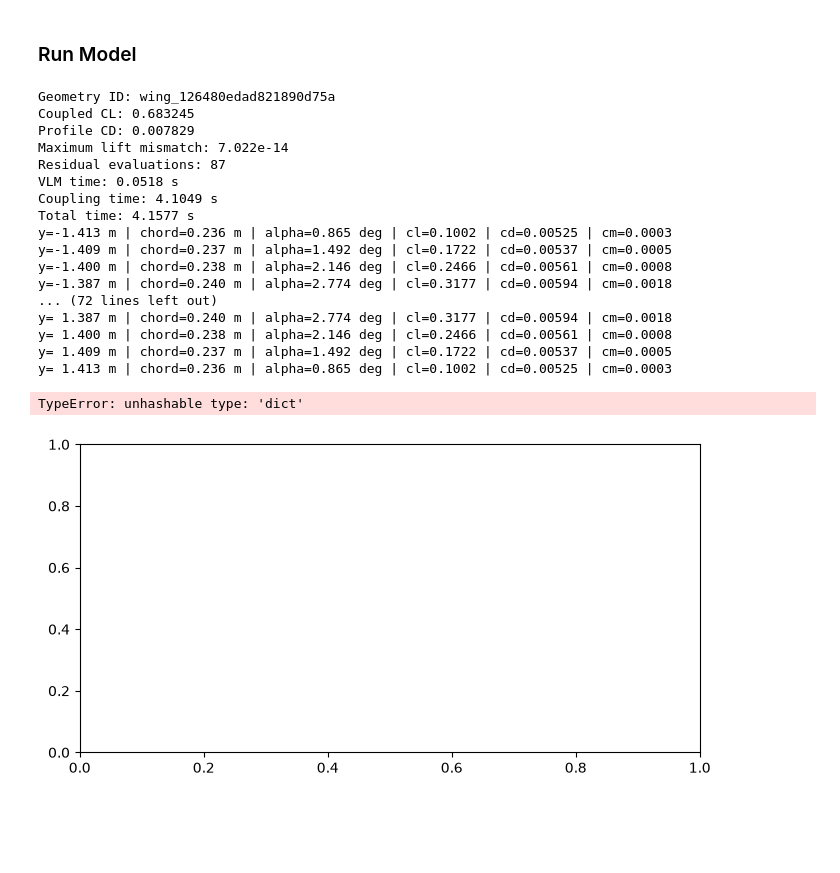
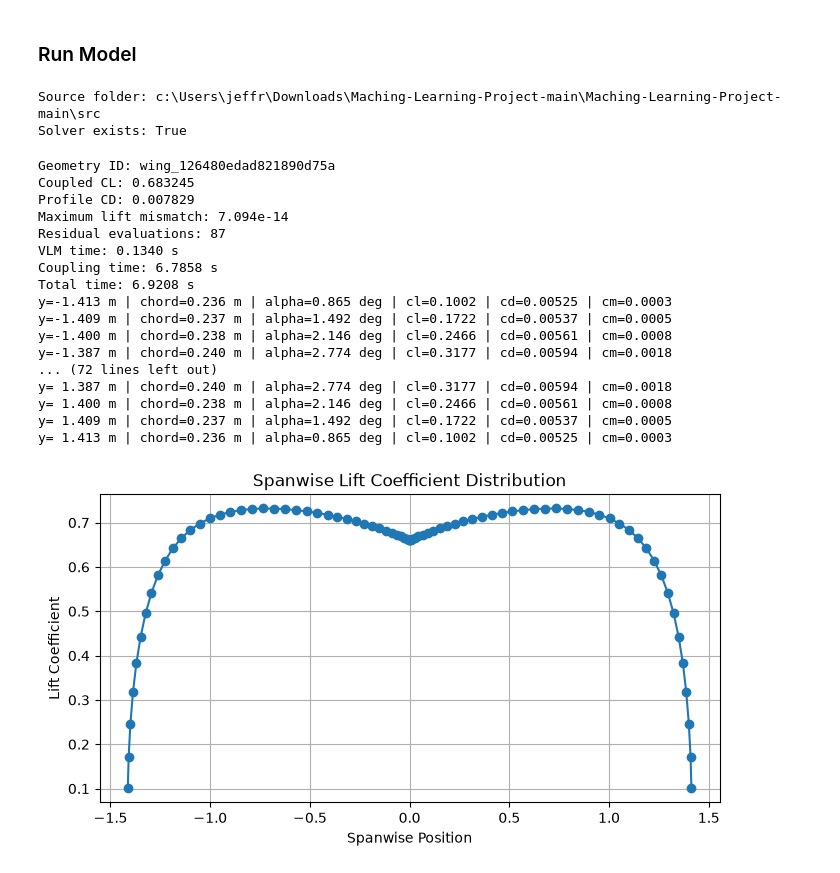
Before and after one commit to hayes-donaldson/Maching-Learning-Project, a Jupyter notebook: notebooks/test.ipynb, the cells around one changed output. Cells and saved outputs as stored; diff of their text form; code cells hidden in the pictures; blank space fills up the shorter version.

```diff
--- a/notebooks/test.ipynb
+++ b/notebooks/test.ipynb
@@ -1,5 +1,17 @@
 # %% [markdown]
 ### Run Model
+# %%
+import sys
+from pathlib import Path
+
+src_path = Path.cwd().parent / "src"
+print("Source folder:", src_path)
+print("Solver exists:", (src_path / "solver" / "__init__.py").is_file())
+
+sys.path.insert(0, str(src_path))
+# %% [output]
+Source folder: c:\Users\jeffr\Downloads\Maching-Learning-Project-main\Maching-Learning-Project-main\src
+Solver exists: True
 # %%
 import importlib
 import solver.airfoil
@@ -71,37 +83,40 @@ def test_vlm():
         print(
             f"y={s['y_m']: .3f} m | chord={s['chord_m']:.3f} m | "
             f"alpha={s['alpha_deg']:.3f} deg | cl={s['cl']:.4f} | "
             f"cd={s['cd']:.5f} | cm={s['cm']:.4f}"
         )
     return result
 
 
 if __name__ == "__main__":
     result = test_vlm()
     plt.figure(figsize=(8, 4))
-    plt.plot(result['stations'], [s['cl'] for s in result['stations']], marker="o")
+    plt.plot(
+        [s['y_m'] for s in result['stations']],
+        [s['cl'] for s in result['stations']],
+        marker="o"
+    )
     plt.title("Spanwise Lift Coefficient Distribution")
     plt.xlabel("Spanwise Position")
     plt.ylabel("Lift Coefficient")
     plt.grid(True)
     plt.show()
 # %% [output]
 Geometry ID: wing_126480edad821890d75a
 Coupled CL: 0.683245
 Profile CD: 0.007829
-Maximum lift mismatch: 7.022e-14
+Maximum lift mismatch: 7.094e-14
 Residual evaluations: 87
-VLM time: 0.0518 s
-Coupling time: 4.1049 s
-Total time: 4.1577 s
+VLM time: 0.1340 s
+Coupling time: 6.7858 s
+Total time: 6.9208 s
 y=-1.413 m | chord=0.236 m | alpha=0.865 deg | cl=0.1002 | cd=0.00525 | cm=0.0003
 y=-1.409 m | chord=0.237 m | alpha=1.492 deg | cl=0.1722 | cd=0.00537 | cm=0.0005
 y=-1.400 m | chord=0.238 m | alpha=2.146 deg | cl=0.2466 | cd=0.00561 | cm=0.0008
 y=-1.387 m | chord=0.240 m | alpha=2.774 deg | cl=0.3177 | cd=0.00594 | cm=0.0018
 ... (72 lines left out)
 y= 1.387 m | chord=0.240 m | alpha=2.774 deg | cl=0.3177 | cd=0.00594 | cm=0.0018
 y= 1.400 m | chord=0.238 m | alpha=2.146 deg | cl=0.2466 | cd=0.00561 | cm=0.0008
 y= 1.409 m | chord=0.237 m | alpha=1.492 deg | cl=0.1722 | cd=0.00537 | cm=0.0005
 y= 1.413 m | chord=0.236 m | alpha=0.865 deg | cl=0.1002 | cd=0.00525 | cm=0.0003
-TypeError: unhashable type: 'dict'
-[figure, old version]
+[figure, new version]
```
Also changed, not shown: parts of 1 cell of this notebook, 2 other files.
